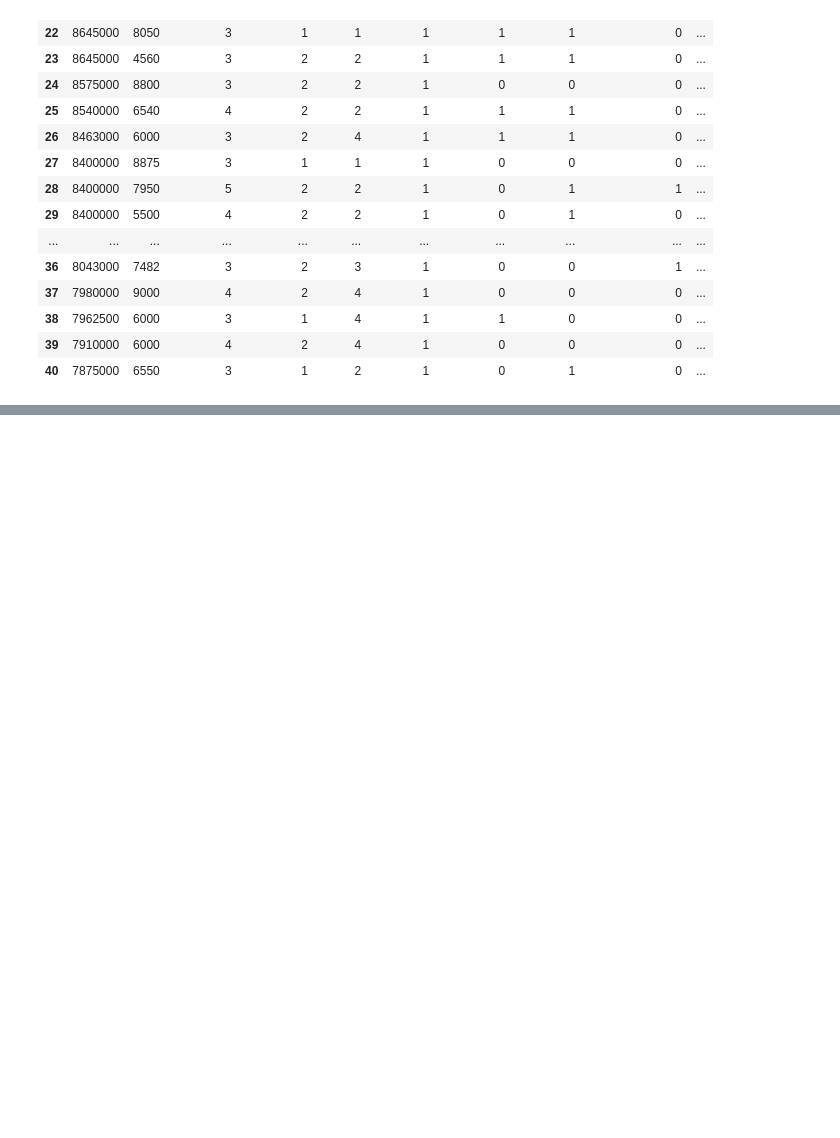
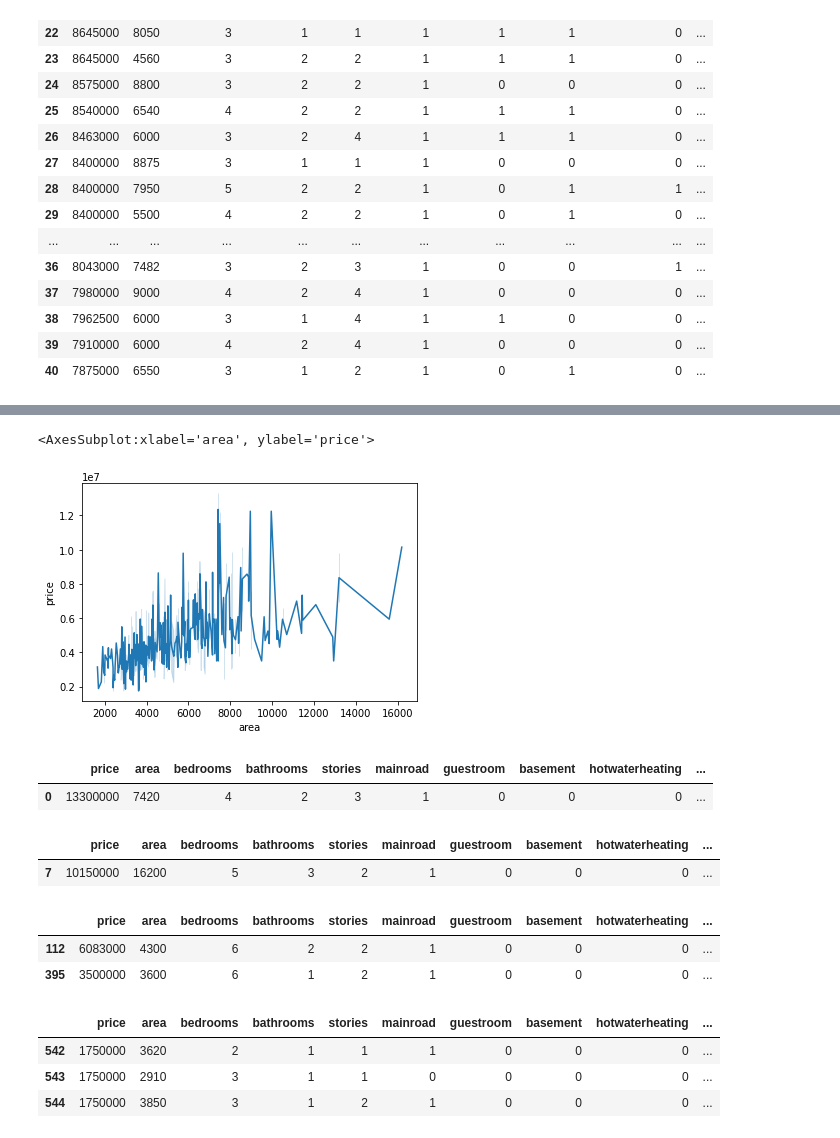
Before and after one commit to babiswas/pandasrepo, a Jupyter notebook: Housing.ipynb, the cells around one changed output, grey strips where cells are left out. Saved outputs shown, nothing was run; the diff lists cells and outputs as text; code cells hidden in the pictures; blank space fills up the shorter version.

```diff
--- a/Housing.ipynb
+++ b/Housing.ipynb
@@ -164,7 +151,7 @@ df['prefarea'].value_counts()
 df['prefarea'].replace(['no','yes'],[0,1],inplace=True)
 # %%
 df['furnishingstatus'].value_counts()
-df['prefarea'].replace(['semi-furnished','unfurnished','furnished'],[0,1,2],inplace=True)
+df['furnishingstatus'].replace(['semi-furnished','unfurnished','furnished'],[0,1,2],inplace=True)
 # %%
 df.loc[20:40,:]
 # %% [output]
@@ -187,0 +195,28 @@ df.loc[20:40,:]
+# %%
+sns.lineplot(x='area',y='price',data=df)
+# %% [output]
+<AxesSubplot:xlabel='area', ylabel='price'>
+[figure, added]
+# %%
+df[df['price']==df['price'].max()]
+# %% [output]
+|  | price | area | bedrooms | bathrooms | stories | mainroad | guestroom | basement | hotwaterheating | ... |
+| 0 | 13300000 | 7420 | 4 | 2 | 3 | 1 | 0 | 0 | 0 | ... |
+# %%
+df[df['area']==df['area'].max()]
+# %% [output]
+|  | price | area | bedrooms | bathrooms | stories | mainroad | guestroom | basement | hotwaterheating | ... |
+| 7 | 10150000 | 16200 | 5 | 3 | 2 | 1 | 0 | 0 | 0 | ... |
+# %%
+df[df['bedrooms']==df['bedrooms'].max()]
+# %% [output]
+|  | price | area | bedrooms | bathrooms | stories | mainroad | guestroom | basement | hotwaterheating | ... |
+| 112 | 6083000 | 4300 | 6 | 2 | 2 | 1 | 0 | 0 | 0 | ... |
+| 395 | 3500000 | 3600 | 6 | 1 | 2 | 1 | 0 | 0 | 0 | ... |
+# %%
+df[df['price']==df['price'].min()]
+# %% [output]
+|  | price | area | bedrooms | bathrooms | stories | mainroad | guestroom | basement | hotwaterheating | ... |
+| 542 | 1750000 | 3620 | 2 | 1 | 1 | 1 | 0 | 0 | 0 | ... |
+| 543 | 1750000 | 2910 | 3 | 1 | 1 | 0 | 0 | 0 | 0 | ... |
+| 544 | 1750000 | 3850 | 3 | 1 | 2 | 1 | 0 | 0 | 0 | ... |
```
Also changed, not shown: parts of 3 cells of this notebook.
